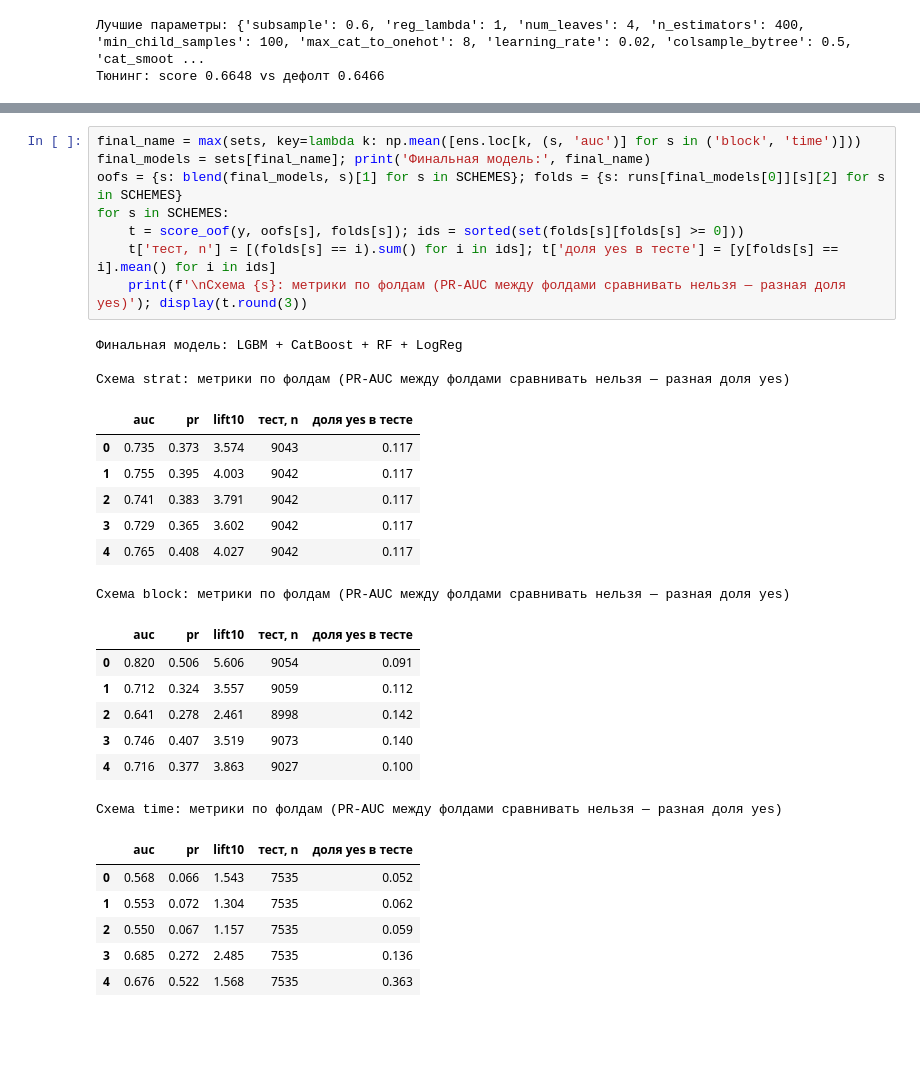
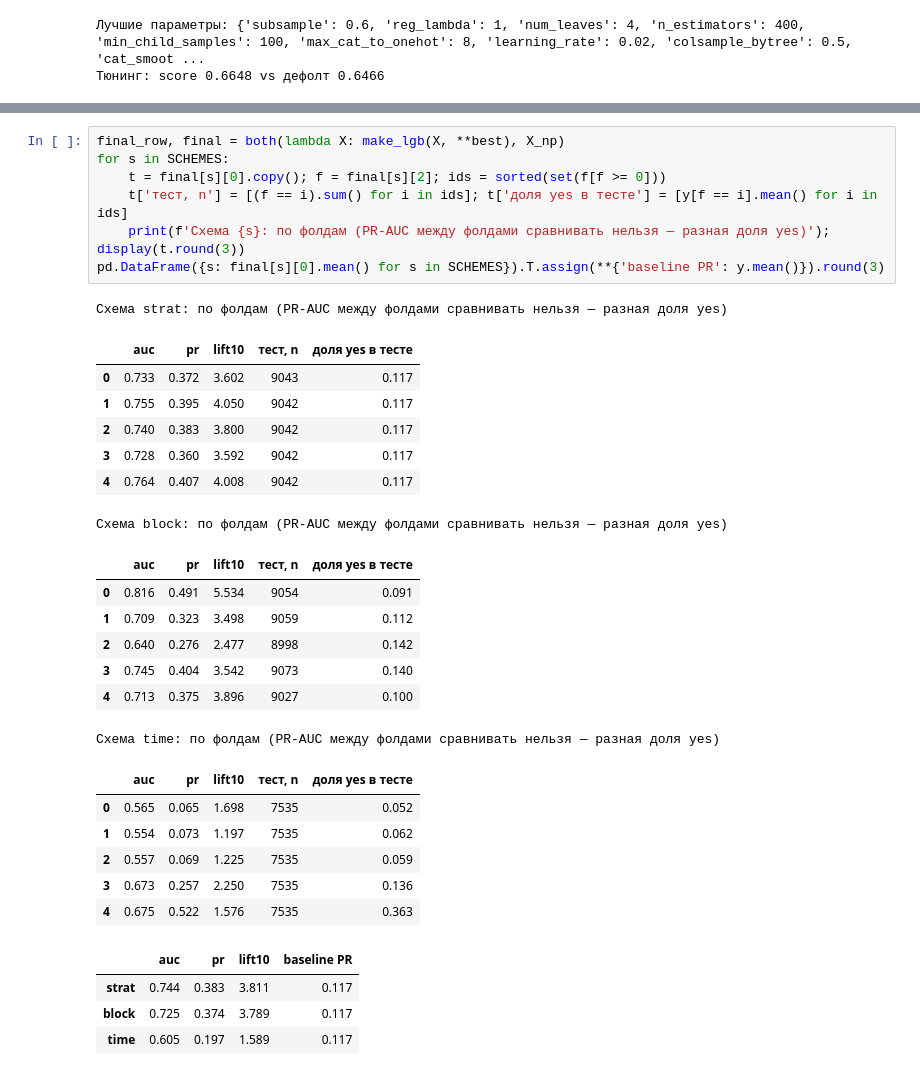
Before and after one commit to RafaelPozoyan/UrFU_project, a Jupyter notebook: model_levin.ipynb, the cells around one changed output, grey strips where cells are left out. Cells and saved outputs as stored; diff of their text form; blank space fills up the shorter version.

```diff
--- a/model_levin.ipynb
+++ b/model_levin.ipynb
@@ -301,33 +372,34 @@ ens.round(3)
 # %%
-final_name = max(sets, key=lambda k: np.mean([ens.loc[k, (s, 'auc')] for s in ('block', 'time')]))
-final_models = sets[final_name]; print('Финальная модель:', final_name)
-oofs = {s: blend(final_models, s)[1] for s in SCHEMES}; folds = {s: runs[final_models[0]][s][2] for s in SCHEMES}
+final_row, final = both(lambda X: make_lgb(X, **best), X_np)
 for s in SCHEMES:
-    t = score_oof(y, oofs[s], folds[s]); ids = sorted(set(folds[s][folds[s] >= 0]))
-    t['тест, n'] = [(folds[s] == i).sum() for i in ids]; t['доля yes в тесте'] = [y[folds[s] == i].mean() for i in ids]
-    print(f'\nСхема {s}: метрики по фолдам (PR-AUC между фолдами сравнивать нельзя — разная доля yes)'); display(t.round(3))
+    t = final[s][0].copy(); f = final[s][2]; ids = sorted(set(f[f >= 0]))
+    t['тест, n'] = [(f == i).sum() for i in ids]; t['доля yes в тесте'] = [y[f == i].mean() for i in ids]
+    print(f'Схема {s}: по фолдам (PR-AUC между фолдами сравнивать нельзя — разная доля yes)'); display(t.round(3))
+pd.DataFrame({s: final[s][0].mean() for s in SCHEMES}).T.assign(**{'baseline PR': y.mean()}).round(3)
 # %% [output]
-Финальная модель: LGBM + CatBoost + RF + LogReg
-
-Схема strat: метрики по фолдам (PR-AUC между фолдами сравнивать нельзя — разная доля yes)
+Схема strat: по фолдам (PR-AUC между фолдами сравнивать нельзя — разная доля yes)
 |  | auc | pr | lift10 | тест, n | доля yes в тесте |
-| 0 | 0.735 | 0.373 | 3.574 | 9043 | 0.117 |
-| 1 | 0.755 | 0.395 | 4.003 | 9042 | 0.117 |
-| 2 | 0.741 | 0.383 | 3.791 | 9042 | 0.117 |
-| 3 | 0.729 | 0.365 | 3.602 | 9042 | 0.117 |
-| 4 | 0.765 | 0.408 | 4.027 | 9042 | 0.117 |
+| 0 | 0.733 | 0.372 | 3.602 | 9043 | 0.117 |
+| 1 | 0.755 | 0.395 | 4.050 | 9042 | 0.117 |
+| 2 | 0.740 | 0.383 | 3.800 | 9042 | 0.117 |
+| 3 | 0.728 | 0.360 | 3.592 | 9042 | 0.117 |
+| 4 | 0.764 | 0.407 | 4.008 | 9042 | 0.117 |
-Схема block: метрики по фолдам (PR-AUC между фолдами сравнивать нельзя — разная доля yes)
+Схема block: по фолдам (PR-AUC между фолдами сравнивать нельзя — разная доля yes)
 |  | auc | pr | lift10 | тест, n | доля yes в тесте |
-| 0 | 0.820 | 0.506 | 5.606 | 9054 | 0.091 |
-| 1 | 0.712 | 0.324 | 3.557 | 9059 | 0.112 |
-| 2 | 0.641 | 0.278 | 2.461 | 8998 | 0.142 |
-| 3 | 0.746 | 0.407 | 3.519 | 9073 | 0.140 |
-| 4 | 0.716 | 0.377 | 3.863 | 9027 | 0.100 |
+| 0 | 0.816 | 0.491 | 5.534 | 9054 | 0.091 |
+| 1 | 0.709 | 0.323 | 3.498 | 9059 | 0.112 |
+| 2 | 0.640 | 0.276 | 2.477 | 8998 | 0.142 |
+| 3 | 0.745 | 0.404 | 3.542 | 9073 | 0.140 |
+| 4 | 0.713 | 0.375 | 3.896 | 9027 | 0.100 |
-Схема time: метрики по фолдам (PR-AUC между фолдами сравнивать нельзя — разная доля yes)
+Схема time: по фолдам (PR-AUC между фолдами сравнивать нельзя — разная доля yes)
 |  | auc | pr | lift10 | тест, n | доля yes в тесте |
-| 0 | 0.568 | 0.066 | 1.543 | 7535 | 0.052 |
-| 1 | 0.553 | 0.072 | 1.304 | 7535 | 0.062 |
-| 2 | 0.550 | 0.067 | 1.157 | 7535 | 0.059 |
-| 3 | 0.685 | 0.272 | 2.485 | 7535 | 0.136 |
-| 4 | 0.676 | 0.522 | 1.568 | 7535 | 0.363 |
+| 0 | 0.565 | 0.065 | 1.698 | 7535 | 0.052 |
+| 1 | 0.554 | 0.073 | 1.197 | 7535 | 0.062 |
+| 2 | 0.557 | 0.069 | 1.225 | 7535 | 0.059 |
+| 3 | 0.673 | 0.257 | 2.250 | 7535 | 0.136 |
+| 4 | 0.675 | 0.522 | 1.576 | 7535 | 0.363 |
+|  | auc | pr | lift10 | baseline PR |
+| strat | 0.744 | 0.383 | 3.811 | 0.117 |
+| block | 0.725 | 0.374 | 3.789 | 0.117 |
+| time | 0.605 | 0.197 | 1.589 | 0.117 |
 # %%
```
Also changed, not shown: parts of 25 cells of this notebook.
